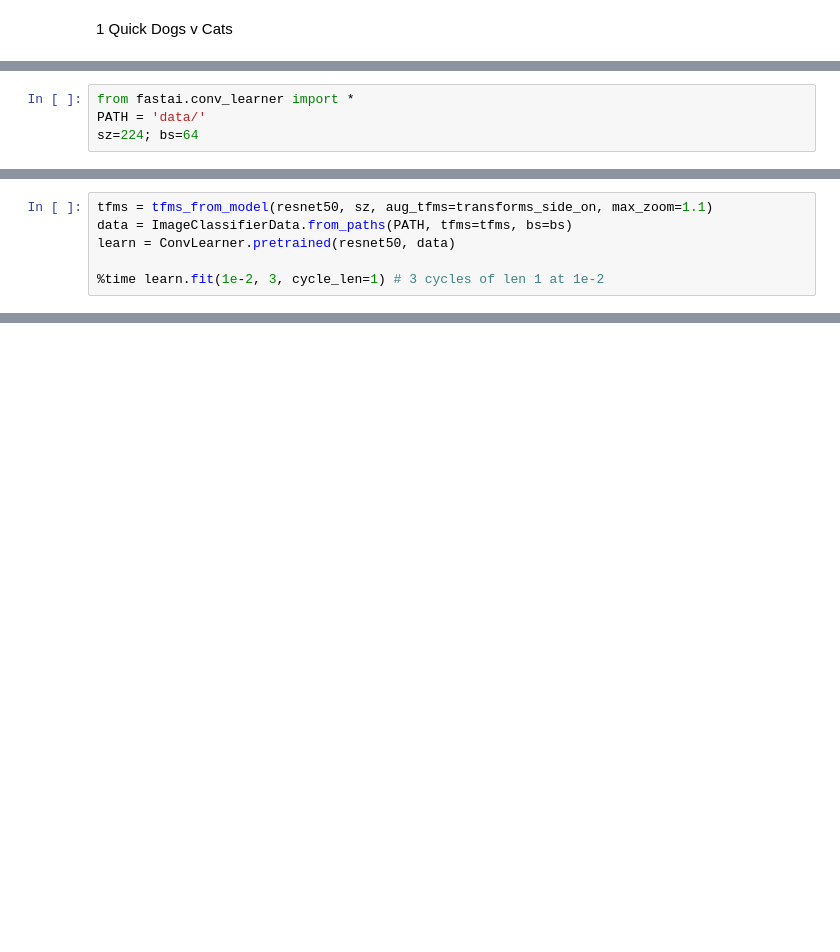
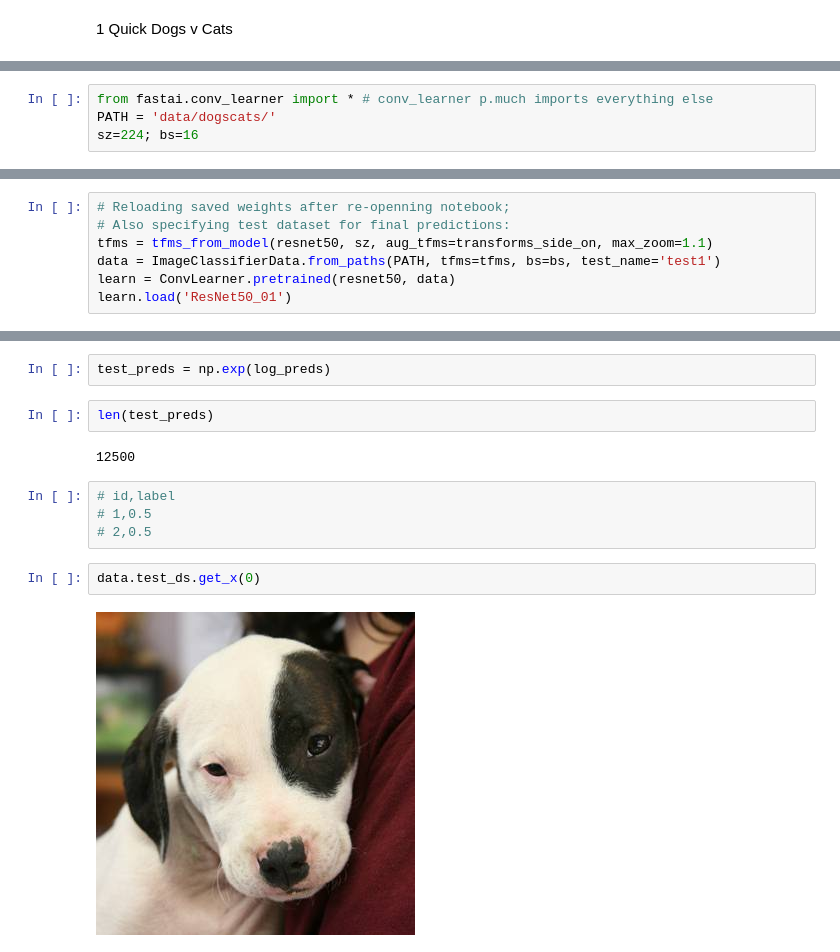
Before and after one commit to WNoxchi/deeplearningstudy, a Jupyter notebook: FADL1/quick_dogscats.ipynb, the cells around one changed output, grey strips where cells are left out. Saved outputs shown, nothing was run; the diff lists cells and outputs as text; blank space fills up the shorter version.

```diff
--- a/FADL1/quick_dogscats.ipynb
+++ b/FADL1/quick_dogscats.ipynb
@@ -12,4 +14,4 @@ sys.path.insert(1, os.path.join(os.getcwd()+'/fastai/fastai/'))
 # %%
-from fastai.conv_learner import *
-PATH = 'data/'
-sz=224; bs=64
+from fastai.conv_learner import * # conv_learner p.much imports everything else
+PATH = 'data/dogscats/'
+sz=224; bs=16
@@ -16,6 +88,7 @@ sz=224; bs=64
 # %%
+# Reloading saved weights after re-openning notebook;
+# Also specifying test dataset for final predictions:
 tfms = tfms_from_model(resnet50, sz, aug_tfms=transforms_side_on, max_zoom=1.1)
-data = ImageClassifierData.from_paths(PATH, tfms=tfms, bs=bs)
+data = ImageClassifierData.from_paths(PATH, tfms=tfms, bs=bs, test_name='test1')
 learn = ConvLearner.pretrained(resnet50, data)
-
-%time learn.fit(1e-2, 3, cycle_len=1) # 3 cycles of len 1 at 1e-2
+learn.load('ResNet50_01')
@@ -30,0 +100,14 @@ metrics.log_loss(y, np.exp(log_preds)), accuracy(log_preds, y)
+# %%
+test_preds = np.exp(log_preds)
+# %%
+len(test_preds)
+# %% [output]
+12500
+# %%
+# id,label
+# 1,0.5
+# 2,0.5
+# %%
+data.test_ds.get_x(0)
+# %% [output]
+[figure, added]
```
Also changed, not shown: parts of 37 cells of this notebook, 1 other file.
